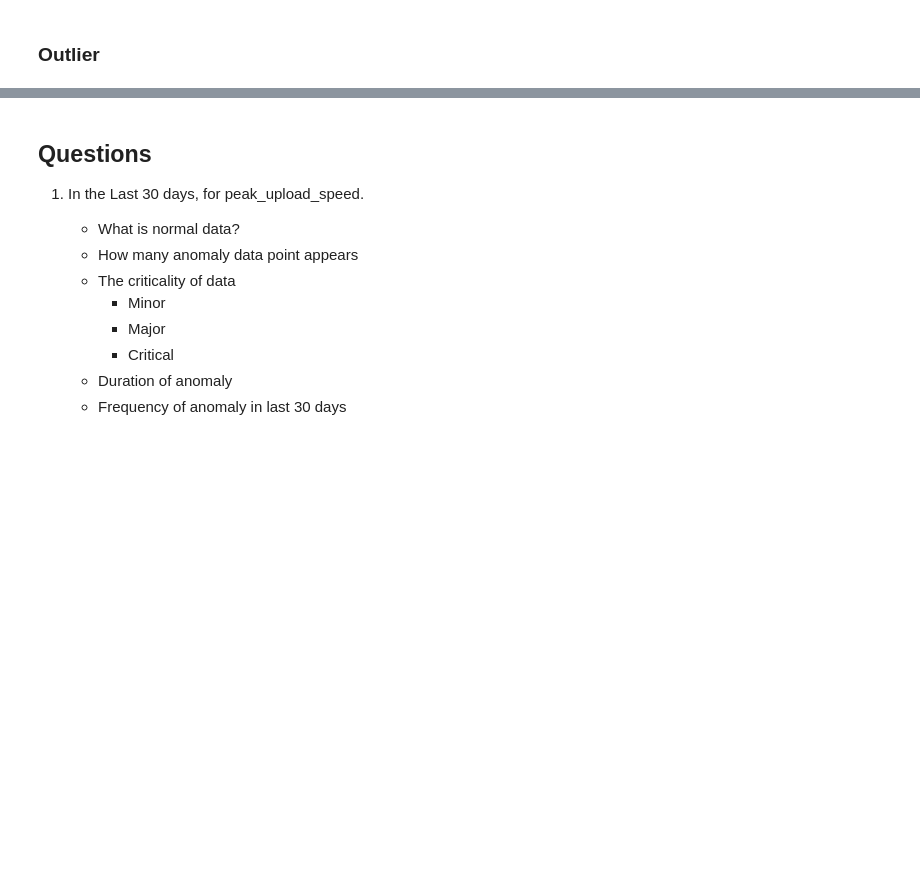
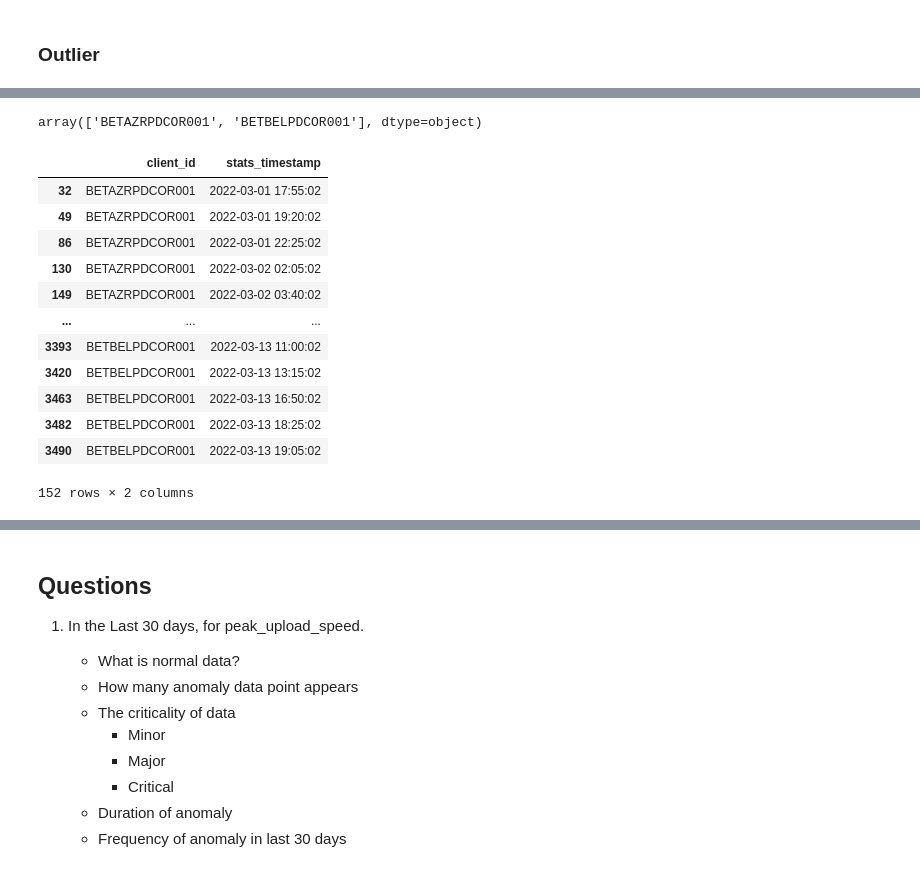
Before and after one commit to dujijundavid/Anomaly_Detection, a Jupyter notebook: Anomaly Start [Work in process].ipynb, the cells around one changed output, grey strips where cells are left out. Cells and saved outputs as stored; diff of their text form; code cells hidden in the pictures; blank space fills up the shorter version.

```diff
--- a/Anomaly Start [Work in process].ipynb
+++ b/Anomaly Start [Work in process].ipynb
@@ -305,0 +376,20 @@ for col in keeped_column_name:
+# %%
+df.client_id.unique()
+# %% [output]
+array(['BETAZRPDCOR001', 'BETBELPDCOR001'], dtype=object)
+# %%
+Stats_summary_core[Stats_summary_core["label_Z-score_peak_upload_speed"]==1][["client_id","stats_timestamp"]]
+# %% [output]
+|  | client_id | stats_timestamp |
+| 32 | BETAZRPDCOR001 | 2022-03-01 17:55:02 |
+| 49 | BETAZRPDCOR001 | 2022-03-01 19:20:02 |
+| 86 | BETAZRPDCOR001 | 2022-03-01 22:25:02 |
+| 130 | BETAZRPDCOR001 | 2022-03-02 02:05:02 |
+| 149 | BETAZRPDCOR001 | 2022-03-02 03:40:02 |
+| ... | ... | ... |
+| 3393 | BETBELPDCOR001 | 2022-03-13 11:00:02 |
+| 3420 | BETBELPDCOR001 | 2022-03-13 13:15:02 |
+| 3463 | BETBELPDCOR001 | 2022-03-13 16:50:02 |
+| 3482 | BETBELPDCOR001 | 2022-03-13 18:25:02 |
+| 3490 | BETBELPDCOR001 | 2022-03-13 19:05:02 |
+152 rows × 2 columns
```
Also changed, not shown: parts of 39 cells of this notebook, 1 other file.
